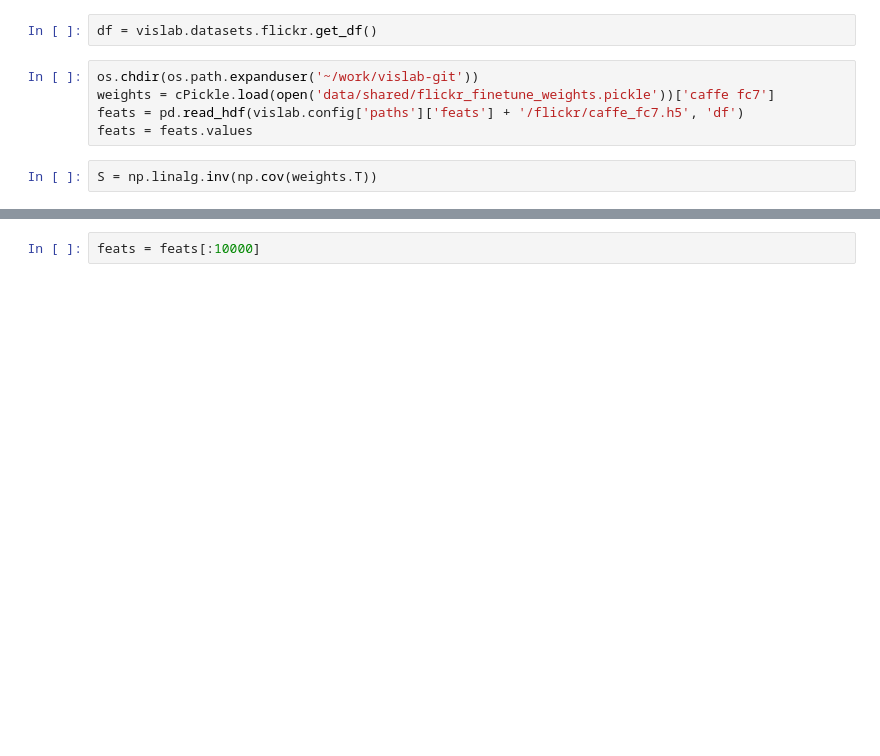
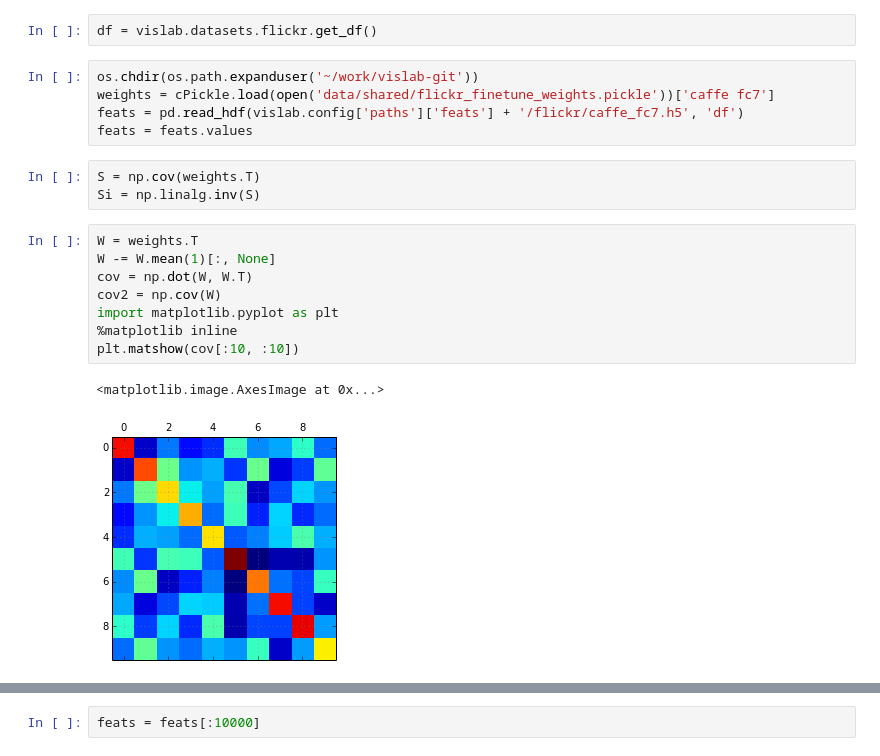
Before and after one commit to sergeyk/vislab, a Jupyter notebook: notebooks/similarity.ipynb, the cells around one changed output, grey strips where cells are left out. Drawn from its saved outputs; the diff is of its cells as text; blank space fills up the shorter version.

```diff
--- a/notebooks/similarity.ipynb
+++ b/notebooks/similarity.ipynb
@@ -21,4 +18,16 @@ weights = cPickle.load(open('data/shared/flickr_finetune_weights.pickle'))['caff
 feats = pd.read_hdf(vislab.config['paths']['feats'] + '/flickr/caffe_fc7.h5', 'df')
 feats = feats.values
 # %%
-S = np.linalg.inv(np.cov(weights.T))
+S = np.cov(weights.T)
+Si = np.linalg.inv(S)
+# %%
+W = weights.T
+W -= W.mean(1)[:, None]
+cov = np.dot(W, W.T)
+cov2 = np.cov(W)
+import matplotlib.pyplot as plt
+%matplotlib inline
+plt.matshow(cov[:10, :10])
+# %% [output]
+<matplotlib.image.AxesImage at 0x...>
+[figure, added]
```
Also changed, not shown: parts of 4 cells of this notebook, 3 other files.
